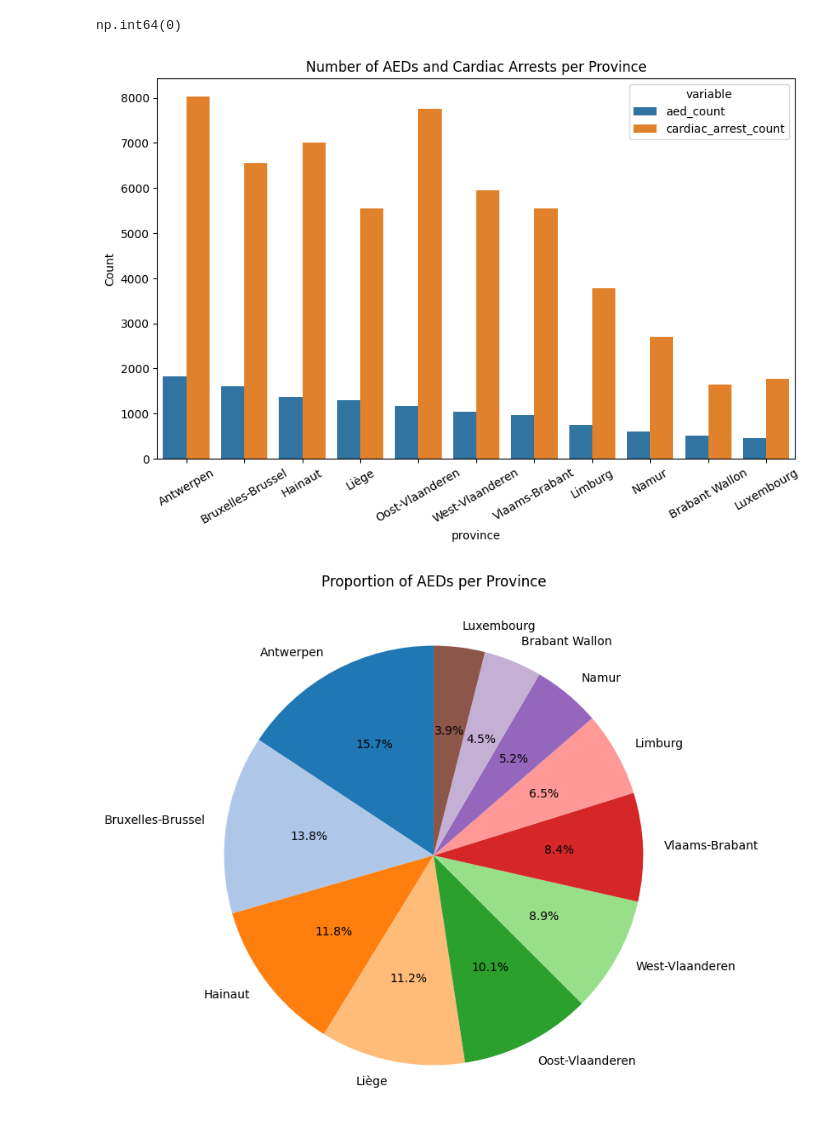
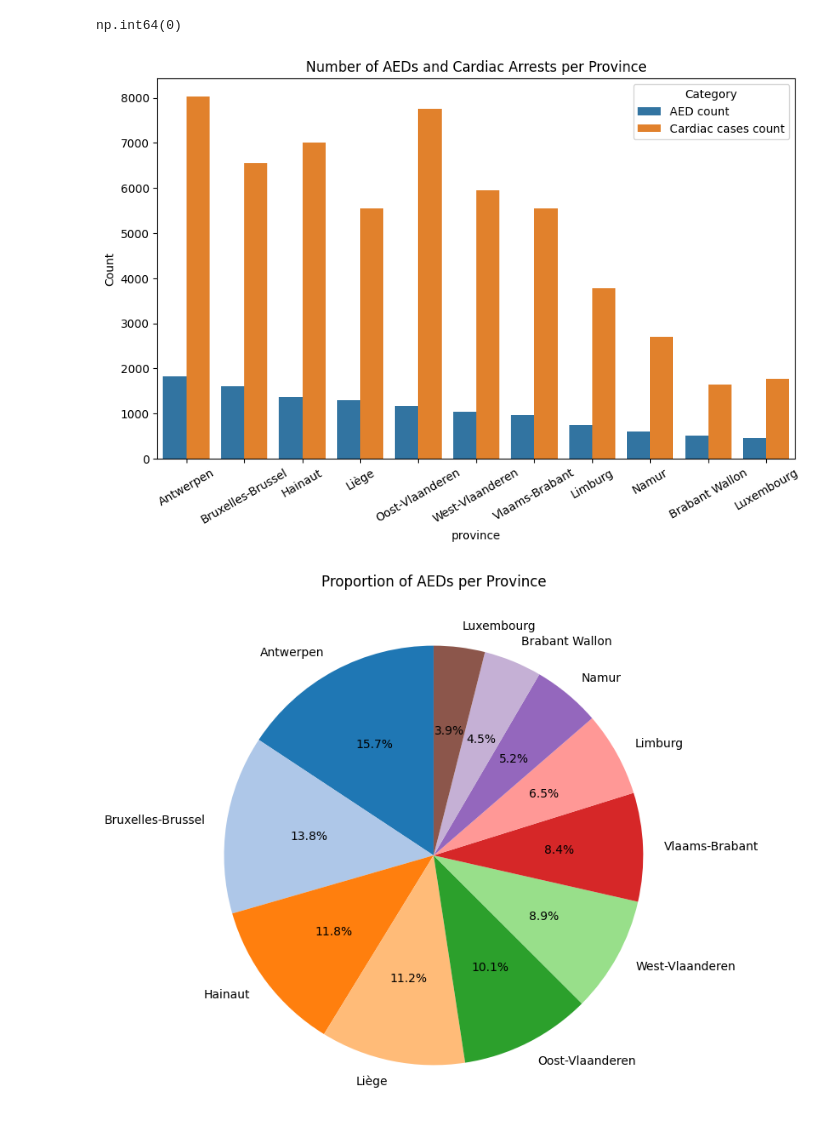
Before and after one commit to Elouan-Debels/MDAProject, a Jupyter notebook: exploratory analysis.ipynb, the cells around one changed output. Cells and saved outputs as stored; diff of their text form; code cells hidden in the pictures.

```diff
--- a/exploratory analysis.ipynb
+++ b/exploratory analysis.ipynb
@@ -259,31 +179,40 @@ missing_province_card = card_arrest['province'].isnull().sum()
 missing_province_card
 # %% [output]
 np.int64(0)
-# %%
-#making some exploratory plots that can be interesting for the stake holder
-import seaborn as sns
-import matplotlib.pyplot as plt
-
-#count the number of AEDs and Cardiac Arrests per province
-aed_counts = aed_locations['province'].value_counts().reset_index()
-aed_counts.columns = ['province', 'aed_count']
-
-cardiac_arrest_counts = card_arrest['province'].value_counts().reset_index()
-cardiac_arrest_counts.columns = ['province', 'cardiac_arrest_count']
-
-#merge the counts into a single DataFrame
-merged_counts = pd.merge(aed_counts, cardiac_arrest_counts, on='province')
-
-# the plot itself plot
-plt.figure(figsize=(10, 6))
-sns.barplot(x='province', y='value', hue='variable',
-            data=pd.melt(merged_counts, id_vars='province'))
-plt.title('Number of AEDs and Cardiac Arrests per Province')
-plt.ylabel('Count')
-plt.xticks(rotation=30)
-plt.show()
-# %% [output]
-[figure, removed]
+# %%
+#making some exploratory plots that can be interesting for the stake holder
+import seaborn as sns
+import matplotlib.pyplot as plt
+import pandas as pd
+
+
+# count the number of AEDs and Cardiac Arrests per province
+aed_counts = aed_locations['province'].value_counts().reset_index()
+aed_counts.columns = ['province', 'aed_count']
+
+cardiac_arrest_counts = card_arrest['province'].value_counts().reset_index()
+cardiac_arrest_counts.columns = ['province', 'cardiac_arrest_count']
+
+# merge the counts into a single data frame
+merged_counts = pd.merge(aed_counts, cardiac_arrest_counts, on='province')
+
+# melt the DataFrame and rename the variable column values
+melted_counts = pd.melt(merged_counts, id_vars='province')
+melted_counts['variable'] = melted_counts['variable'].replace({
+    'aed_count': 'AED count',
+    'cardiac_arrest_count': 'Cardiac cases count'
+})
+
+plt.figure(figsize=(10, 6))
+sns.barplot(x='province', y='value', hue='variable', data=melted_counts)
+plt.title('Number of AEDs and Cardiac Arrests per Province')
+plt.ylabel('Count')
+plt.xticks(rotation=30)
+plt.legend(title='Category')  # Optional: to add a title to the legend
+plt.savefig('aed_cardiac_arrests_per_province.png', bbox_inches='tight')
+plt.show()
+# %% [output]
+[figure, added]
 # %%
 #pie charts showing the proportions
 #there are some discrepancies between amount of cardiac arrests and amount of AED's available in the province visible in the pie charts, some examples:
```
Also changed, not shown: parts of 12 cells of this notebook, 6 other files.
